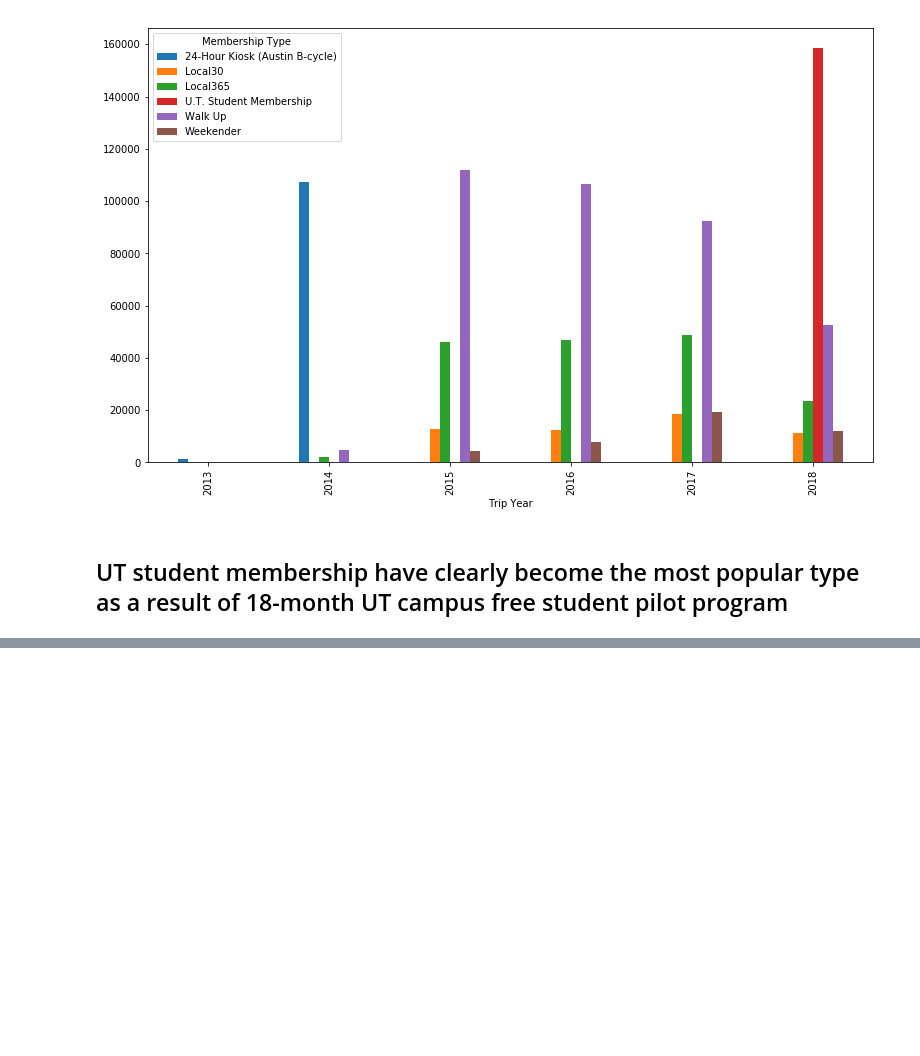
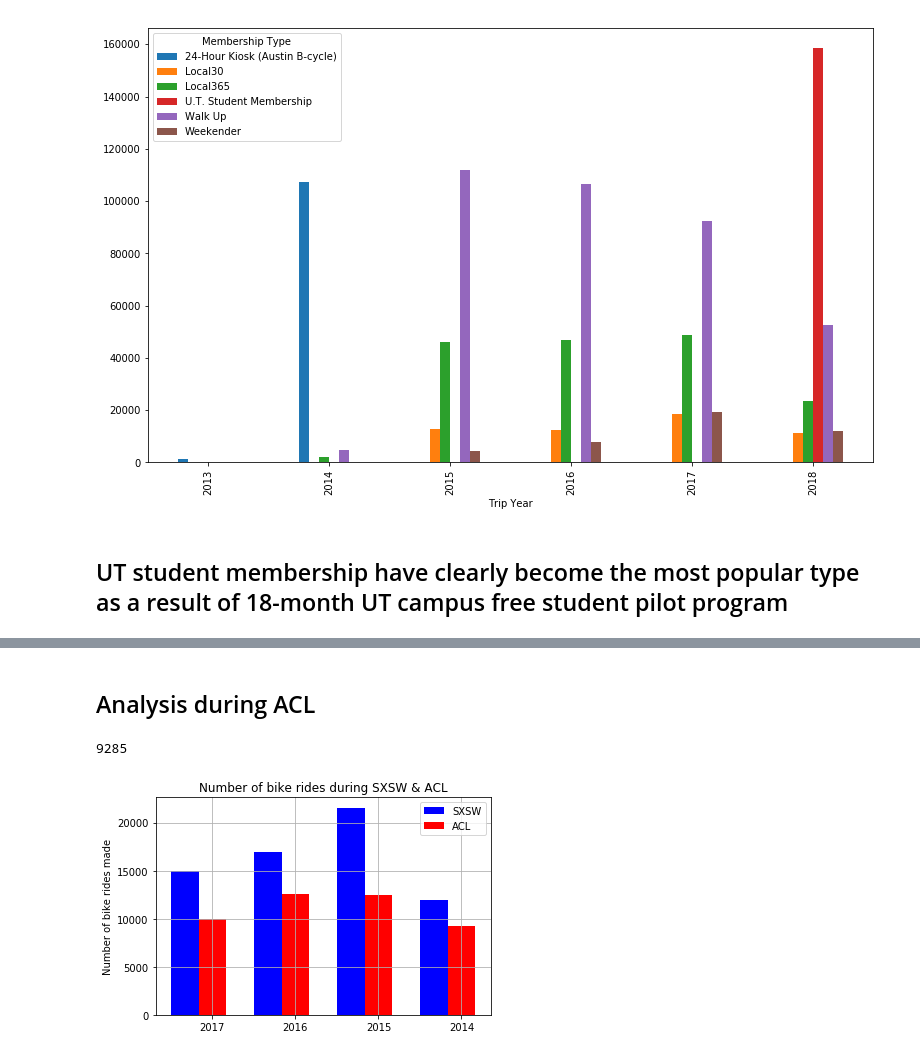
Before and after one commit to ananyay/Pedal_through_Austin, a Jupyter notebook: Data_Analysis_ananya.ipynb, the cells around one changed output, grey strips where cells are left out. Cells and saved outputs as stored; diff of their text form; code cells hidden in the pictures; blank space fills up the shorter version.

Commit message:
adding more analysis and plots to analysis notebook

```diff
--- a/Data_Analysis_ananya.ipynb
+++ b/Data_Analysis_ananya.ipynb
@@ -198,9 +198,3 @@ mem_type_year_df.groupby(['Trip Year','Membership Type']).count()['Trip ID'].uns
 [figure]
 # %% [markdown]
 ## UT student membership have clearly become the most popular type as a result of                      18-month UT campus  free student  pilot program
-# %%
-# converting the trip year,month,date data types from object to int
-df_bike_cl['Trip Year'] = df_bike_cl["Trip Year"].astype(int)
-df_bike_cl['Trip Month'] = df_bike_cl["Trip Month"].astype(int)
-df_bike_cl['Trip Date'] = df_bike_cl["Trip Date"].astype(int)
-df_bike_cl.dtypes
@@ -223,0 +242,2 @@ dtype: object
+# %% [markdown]
+## Analysis during ACL
@@ -223,0 +252,64 @@ dtype: object
+# %%
+# Calculate number of bike rides during ACL 2017
+df_bike_2017 = df_bike_cl.loc[(df_bike_cl["Trip Year"] ==2017), : ]
+df_bike_2017_oct = df_bike_2017.loc[(df_bike_2017["Trip Month"] == 10), : ]
+df_bike_2017_oct_acl = df_bike_2017_oct.loc[(df_bike_2017_oct["Trip Date"] >= 6)& (df_bike_2017_oct["Trip Date"] <= 15), : ]
+number_of_rides_acl_2017 = df_bike_2017_oct_acl['Trip ID'].count()
+
+
+# Calculate number of bike rides during ACL 2016
+df_bike_2016 = df_bike_cl.loc[(df_bike_cl["Trip Year"] ==2016), : ]
+df_bike_2016_oct = df_bike_2016.loc[(df_bike_2016["Trip Month"] == 10), : ]
+df_bike_2016_oct_acl = df_bike_2016_oct.loc[ (df_bike_2016_oct["Trip Date"] <= 9), : ]
+number_of_rides_oct_acl_2016 = df_bike_2016_oct_acl['Trip ID'].count()
+
+df_bike_2016 = df_bike_cl.loc[(df_bike_cl["Trip Year"] ==2016), : ]
+df_bike_2016_sept = df_bike_2016.loc[(df_bike_2016["Trip Month"] == 9), : ]
+df_bike_2016_sept_acl = df_bike_2016_sept.loc[ (df_bike_2016_sept["Trip Date"] >= 30), : ]
+number_of_rides_sept_acl_2016 = df_bike_2016_sept_acl['Trip ID'].count()
+
+number_of_rides_acl_2016 = number_of_rides_oct_acl_2016 + number_of_rides_sept_acl_2016
+
+
+# Calculate number of bike rides during ACL 2015
+df_bike_2015 = df_bike_cl.loc[(df_bike_cl["Trip Year"] ==2015), : ]
+df_bike_2015_oct = df_bike_2015.loc[(df_bike_2015["Trip Month"] == 10), : ]
+df_bike_2015_oct_acl = df_bike_2015_oct.loc[(df_bike_2015_oct["Trip Date"] >= 2)& (df_bike_2015_oct["Trip Date"] <= 11), : ]
+number_of_rides_acl_2015 = df_bike_2015_oct_acl['Trip ID'].count()
+
+
+# Calculate number of bike rides during ACL 2014
+df_bike_2014 = df_bike_cl.loc[(df_bike_cl["Trip Year"] ==2014), : ]
+df_bike_2014_oct = df_bike_2014.loc[(df_bike_2014["Trip Month"] == 10), : ]
+df_bike_2014_oct_acl = df_bike_2014_oct.loc[((df_bike_2014_oct["Trip Date"] >= 3)& (df_bike_2014_oct["Trip Date"] <= 5)) | ((df_bike_2014_oct["Trip Date"] >= 10)& (df_bike_2014_oct["Trip Date"] <= 12)), : ]
+number_of_rides_acl_2014 = df_bike_2014_oct_acl['Trip ID'].count()
+# %% [output]
+9285
+# %%
+## At the time of SXSW 2013 Austin B-Cycle wasn't intoduced
+## As we are doing this analysis in august we don't have records for ACL 2018
+## plot the total rides during  ACL and SXSW from 2014 to 2017
+
+data_SXSW = [number_of_rides_SXSW_2017, number_of_rides_SXSW_2016, number_of_rides_SXSW_2015
+            , number_of_rides_SXSW_2014]
+data_ACL = [number_of_rides_acl_2017, number_of_rides_acl_2016, number_of_rides_acl_2015
+           , number_of_rides_acl_2014]
+
+x_axis1 = np.arange(len(data_SXSW))
+x_axis2 = np.arange(len(data_ACL))
+
+#Calculate optimal width
+width = np.min(np.diff(x_axis1))/3
+
+fig = plt.figure()
+ax = fig.add_subplot(111)
+ax.bar(x_axis1-width, data_SXSW,width,color='b',label='SXSW')
+ax.bar(x_axis2, data_ACL,width,color='r',label='ACL')
+plt.setp(ax, xticks=[0, 1, 2,3], xticklabels=["2017", "2016", "2015", "2014"])
+ax.set_title('Number of bike rides during SXSW & ACL')
+ax.set_ylabel("Number of bike rides made")
+plt.legend()
+plt.grid()
+plt.show()
+# %% [output]
+[figure, added]
```
Also changed, not shown: parts of 17 cells of this notebook.
